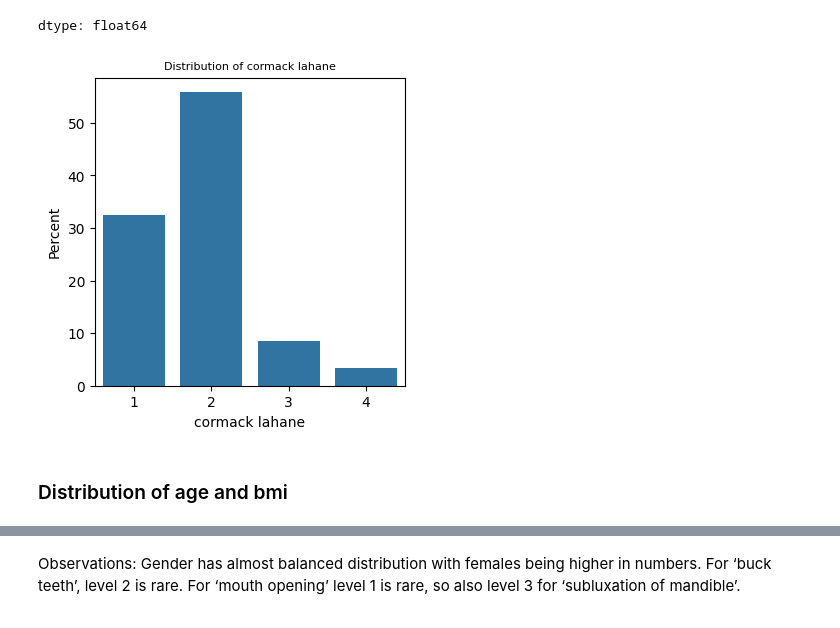
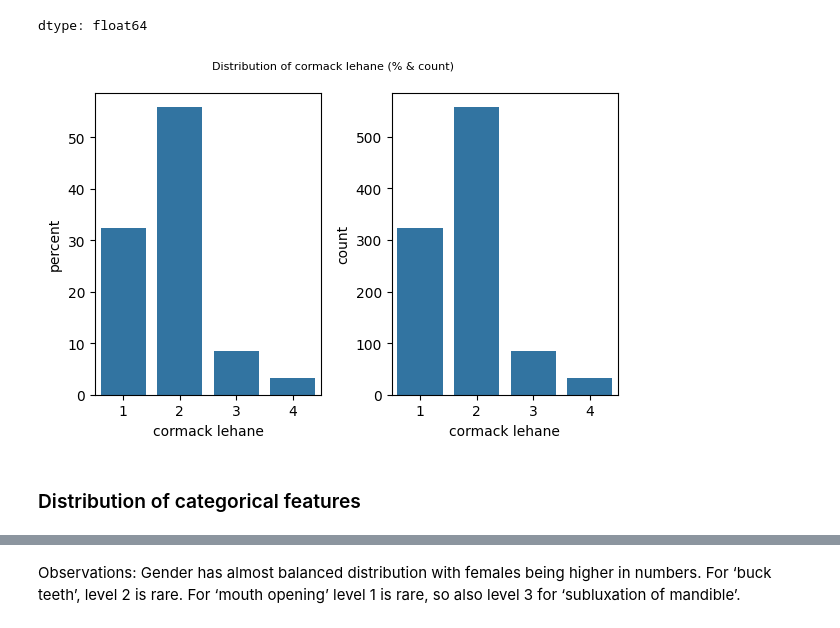
Before and after one commit to harnalashok/classification, a Jupyter notebook: airways.ipynb, the cells around one changed output, grey strips where cells are left out. Cells and saved outputs as stored; diff of their text form; code cells hidden in the pictures.

```diff
--- a/airways.ipynb
+++ b/airways.ipynb
@@ -319,13 +353,13 @@ Percent distribution
 dtype: float64
 # %%
 #2.9 Distribution of categories in cormack lahane:
-_=plt.figure(figsize=(4, 4))
-_=sns.countplot(x='cormack lehane', data=df, stat='percent')
-_=plt.title('Distribution of cormack lahane', fontsize = 8)
-_=plt.xlabel('cormack lahane')
-_=plt.ylabel('Percent')
+fig, axs = plt.subplots(1,2, figsize=(6, 4))
+_=sns.countplot(x='cormack lehane', data=df, stat='percent', ax = axs[0])
+_=sns.countplot(x='cormack lehane', data=df, ax = axs[1])
+_=plt.suptitle('Distribution of cormack lehane (% & count)', fontsize = 8)
+_=plt.tight_layout()
 _=plt.show()
 # %% [output]
-[figure, old version]
+[figure, new version]
 # %% [markdown]
-### Distribution of age and bmi
+### Distribution of categorical features
```
Also changed, not shown: parts of 18 cells of this notebook.
